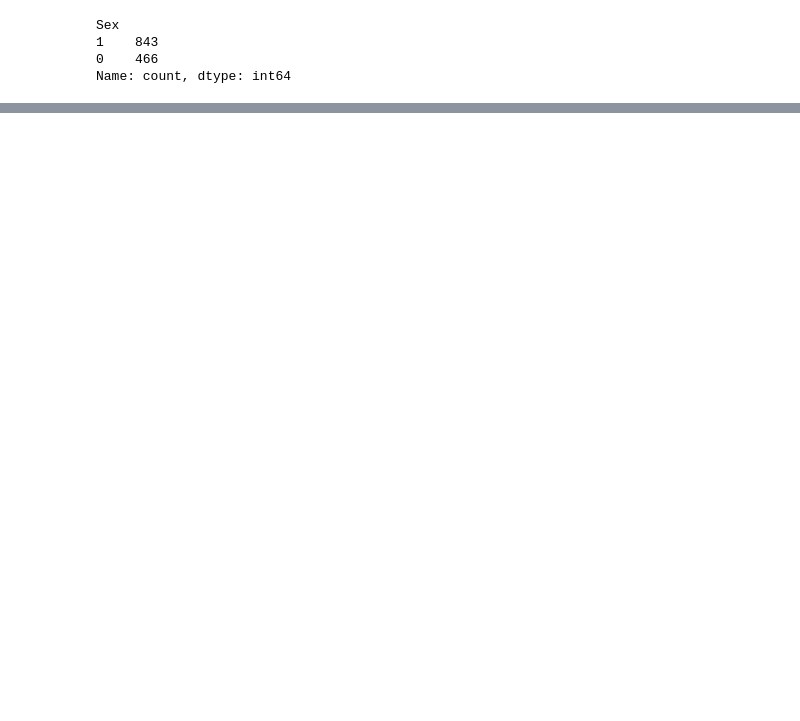
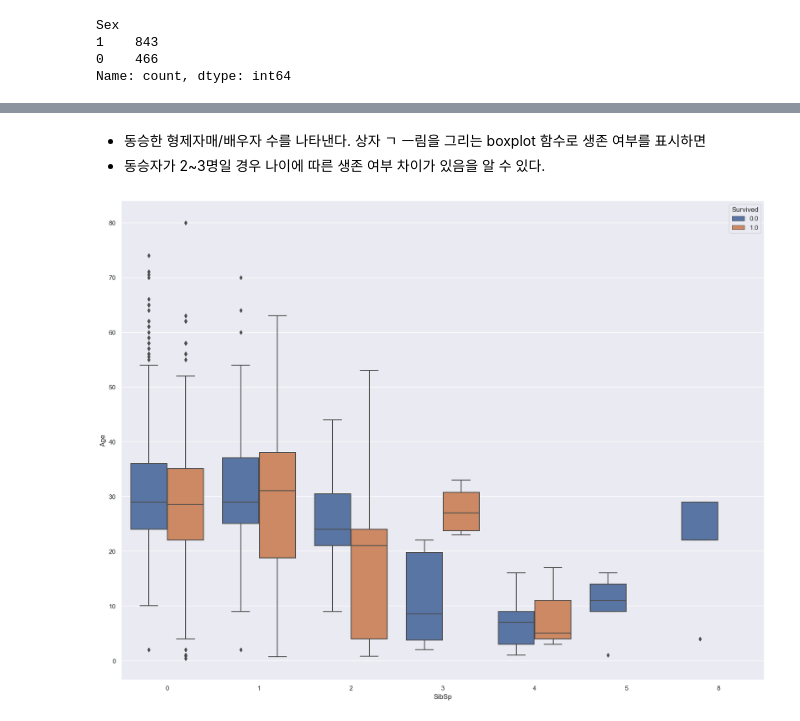
Before and after one commit to jihun5/jihun5, a Jupyter notebook: jupyter_project/타이타닉2.ipynb, the cells around one changed output, grey strips where cells are left out. Saved outputs shown, nothing was run; the diff lists cells and outputs as text; code cells hidden in the pictures; blank space fills up the shorter version.

```diff
--- a/jupyter_project/타이타닉2.ipynb
+++ b/jupyter_project/타이타닉2.ipynb
@@ -380,0 +517,9 @@ array(['Braund, Mr. Owen Harris',
+# %% [markdown]
+- 동승한 형제자매/배우자 수를 나타낸다. 상자 ㄱ ㅡ림을 그리는 boxplot 함수로 생존 여부를 표시하면
+- 동승자가 2~3명일 경우 나이에 따른 생존 여부 차이가 있음을 알 수 있다.
+# %%
+# 형제 자매/배우자 수와 승객 나이 및 생존율 관계
+sns.boxplot(x='SibSp', y='Age', hue='Survived', data=data)
+plt.show()
+# %% [output]
+[figure, added]
```
Also changed, not shown: parts of 65 cells of this notebook, 7 other files.
